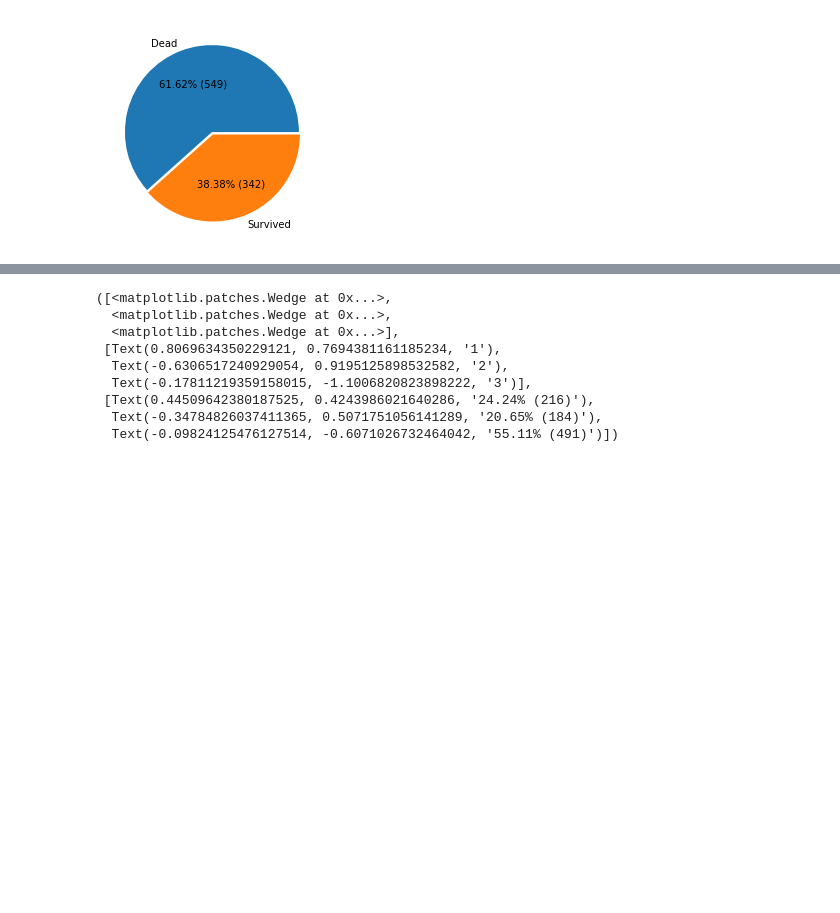
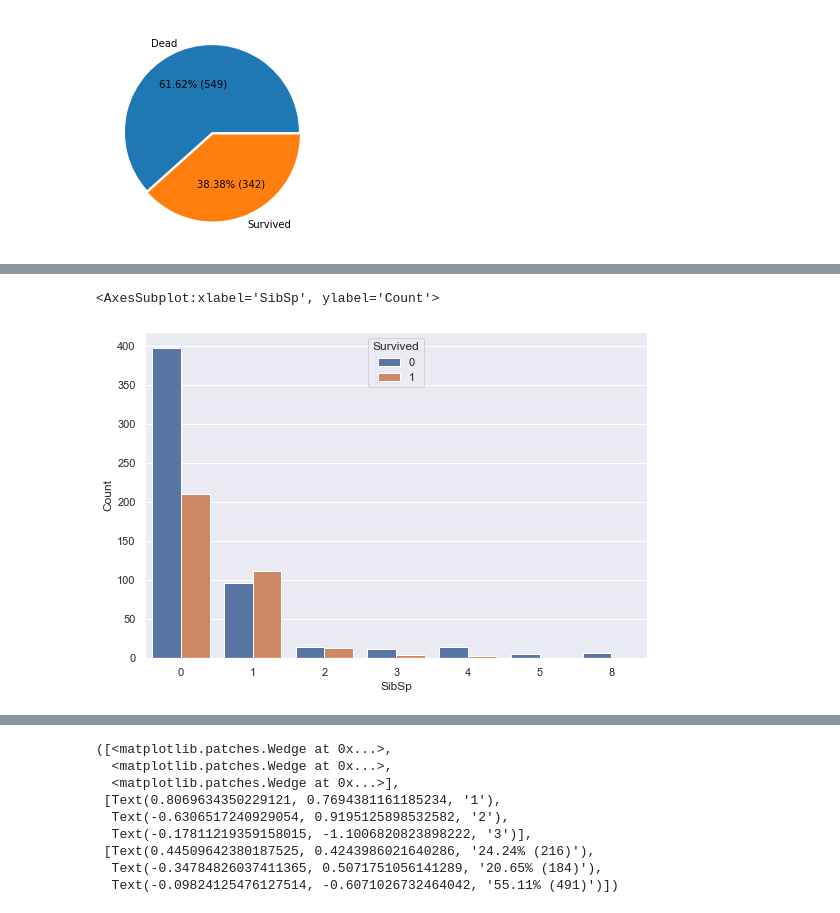
Before and after one commit to Porpoising/home_tasks, a Jupyter notebook: Pets/titanic/EDA.ipynb, the cells around one changed output, grey strips where cells are left out. Cells and saved outputs as stored; diff of their text form; code cells hidden in the pictures; blank space fills up the shorter version.

```diff
--- a/Pets/titanic/EDA.ipynb
+++ b/Pets/titanic/EDA.ipynb
@@ -53,0 +109,10 @@ plt.pie(x=surv_count['Count'],
+# %%
+sibsp_surv = titanic_train.groupby(['Survived', 'SibSp'], as_index=False)\
+        .agg({'Name': 'count'})\
+        .rename(columns={'Name': 'Count'})
+
+sns.set(rc={'figure.figsize': (9, 6)})
+sns.barplot(x='SibSp', y='Count', hue='Survived', data=sibsp_surv)
+# %% [output]
+<AxesSubplot:xlabel='SibSp', ylabel='Count'>
+[figure, added]
```
Also changed, not shown: parts of 19 cells of this notebook.
